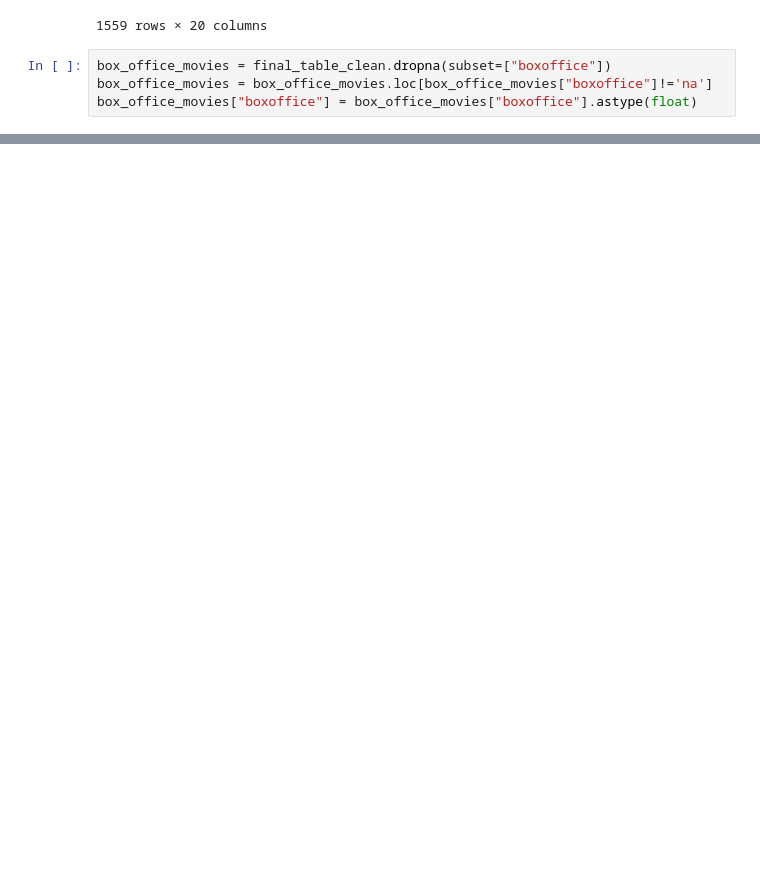
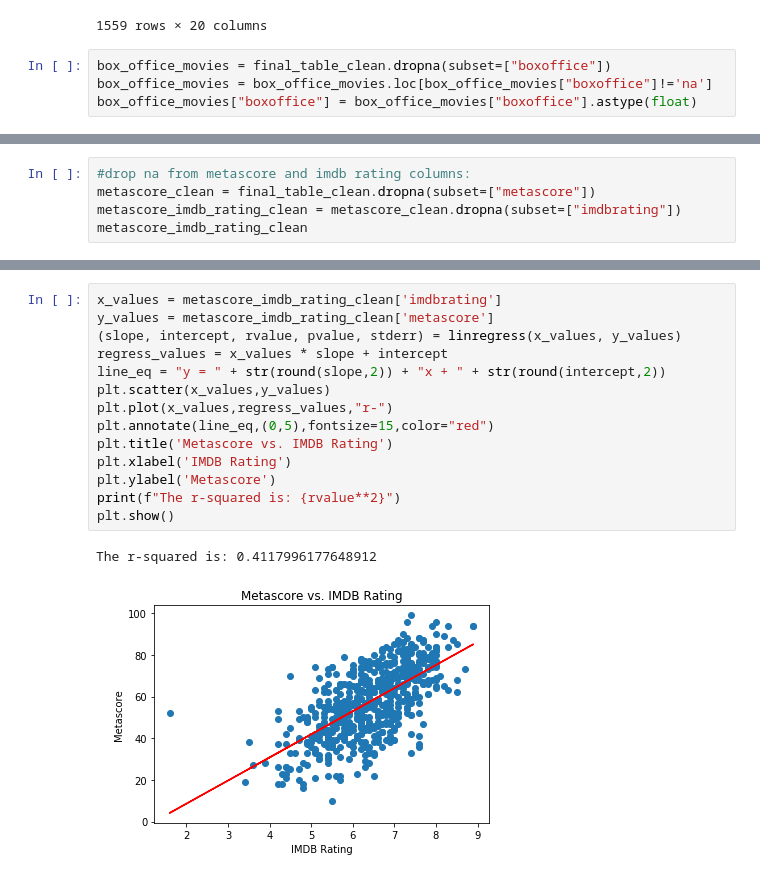
Before and after one commit to cjsheffler/Group-Project-Two, a Jupyter notebook: pandas ETL.ipynb, the cells around one changed output, grey strips where cells are left out. Cells and saved outputs as stored; diff of their text form; blank space fills up the shorter version.

```diff
--- a/pandas ETL.ipynb
+++ b/pandas ETL.ipynb
@@ -177,0 +258,5 @@ plt.show()
+# %%
+#drop na from metascore and imdb rating columns:
+metascore_clean = final_table_clean.dropna(subset=["metascore"])
+metascore_imdb_rating_clean = metascore_clean.dropna(subset=["imdbrating"])
+metascore_imdb_rating_clean
@@ -177,0 +277,17 @@ plt.show()
+# %%
+x_values = metascore_imdb_rating_clean['imdbrating']
+y_values = metascore_imdb_rating_clean['metascore']
+(slope, intercept, rvalue, pvalue, stderr) = linregress(x_values, y_values)
+regress_values = x_values * slope + intercept
+line_eq = "y = " + str(round(slope,2)) + "x + " + str(round(intercept,2))
+plt.scatter(x_values,y_values)
+plt.plot(x_values,regress_values,"r-")
+plt.annotate(line_eq,(0,5),fontsize=15,color="red")
+plt.title('Metascore vs. IMDB Rating')
+plt.xlabel('IMDB Rating')
+plt.ylabel('Metascore')
+print(f"The r-squared is: {rvalue**2}")
+plt.show()
+# %% [output]
+The r-squared is: 0.4117996177648912
+[figure, added]
```
Also changed, not shown: parts of 13 cells of this notebook, 3 other files.
